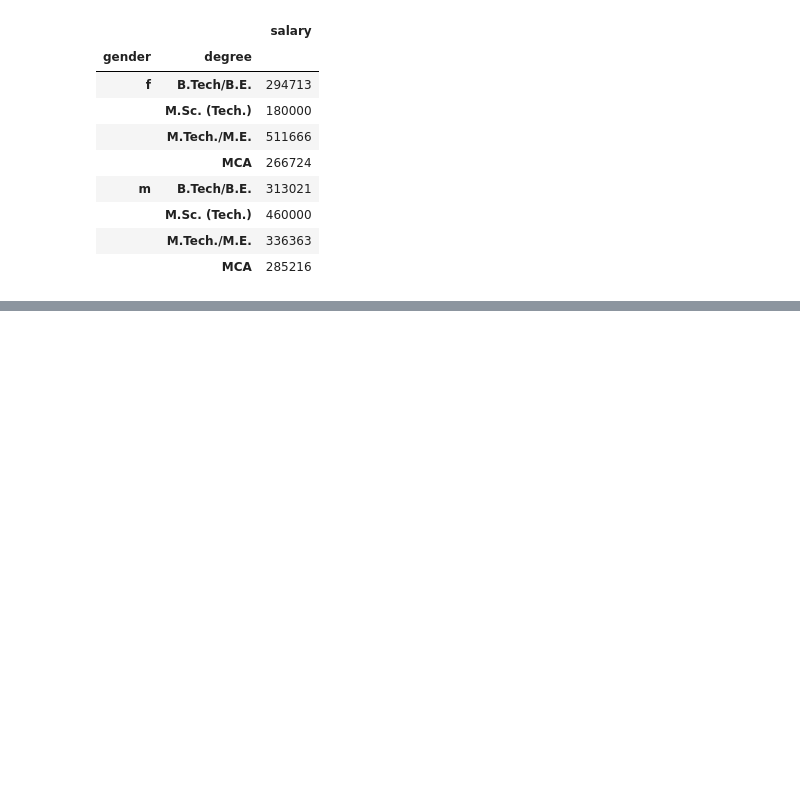
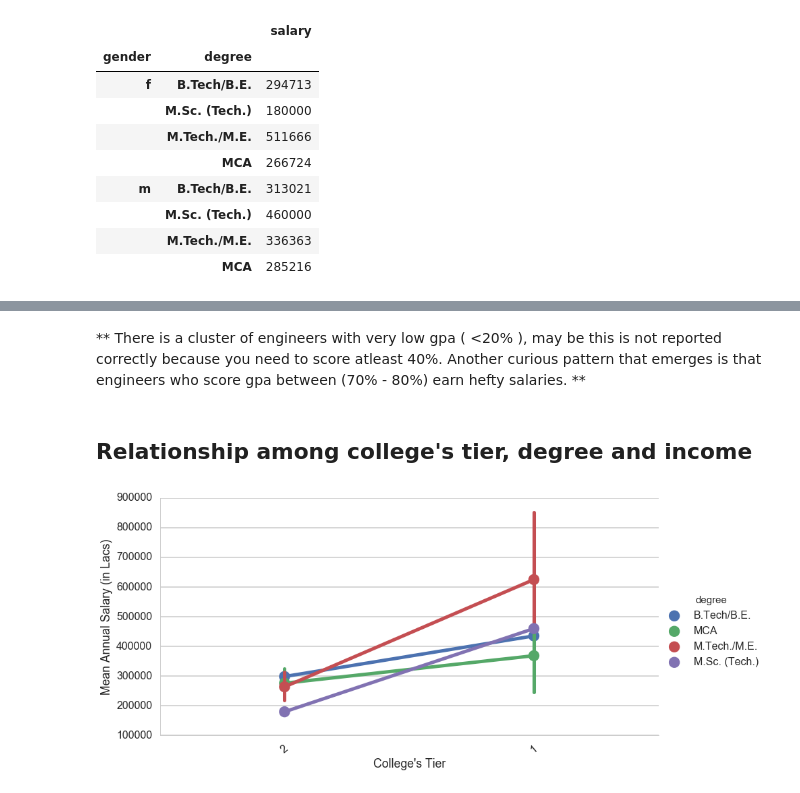
Before and after one commit to numb3r33/CoDS2016, a Jupyter notebook: CODS2016.ipynb, the cells around one changed output, grey strips where cells are left out. Saved outputs shown, nothing was run; the diff lists cells and outputs as text; code cells hidden in the pictures; blank space fills up the shorter version.

```diff
--- a/CODS2016.ipynb
+++ b/CODS2016.ipynb
@@ -399,0 +406,11 @@ pd.pivot_table(salary_with_gender_degree, index=['gender', 'degree'])
+# %% [markdown]
+** There is a cluster of engineers with very low gpa ( <20% ), may be this is not reported correctly because you need to score atleast 40%. Another curious pattern that emerges is that engineers who score gpa between (70% - 80%) earn hefty salaries. **
+# %% [markdown]
+## Relationship among college's tier, degree and income
+# %%
+sns.factorplot(x="collegetier", y="salary", hue="degree", data=train, size=6, aspect=2)
+plt.xlabel('College\'s Tier')
+plt.ylabel('Mean Annual Salary (in Lacs)')
+plt.xticks(rotation=40);
+# %% [output]
+[figure, added]
```
Also changed, not shown: parts of 9 cells of this notebook.
